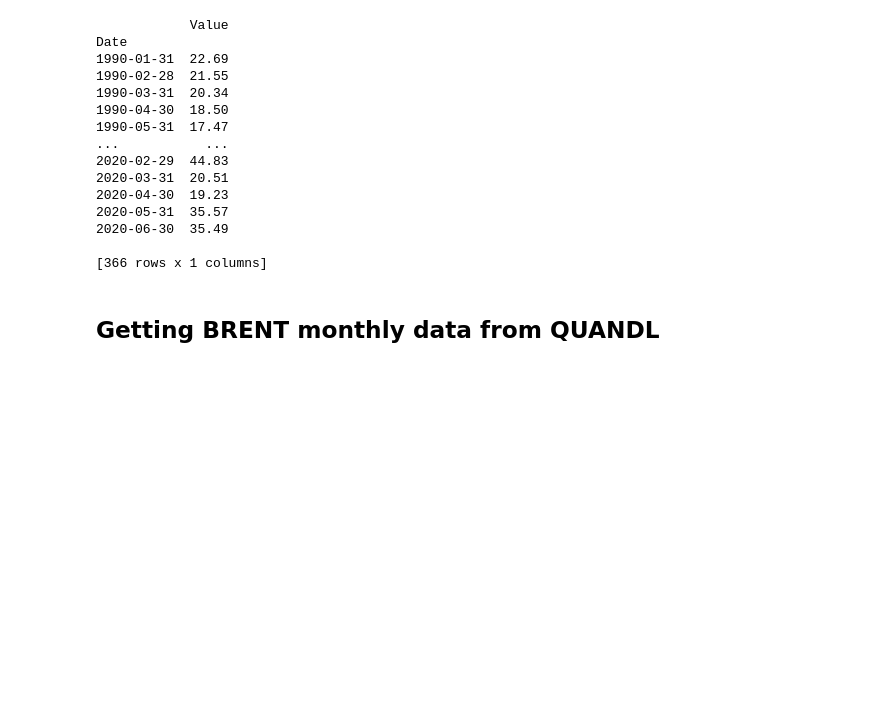
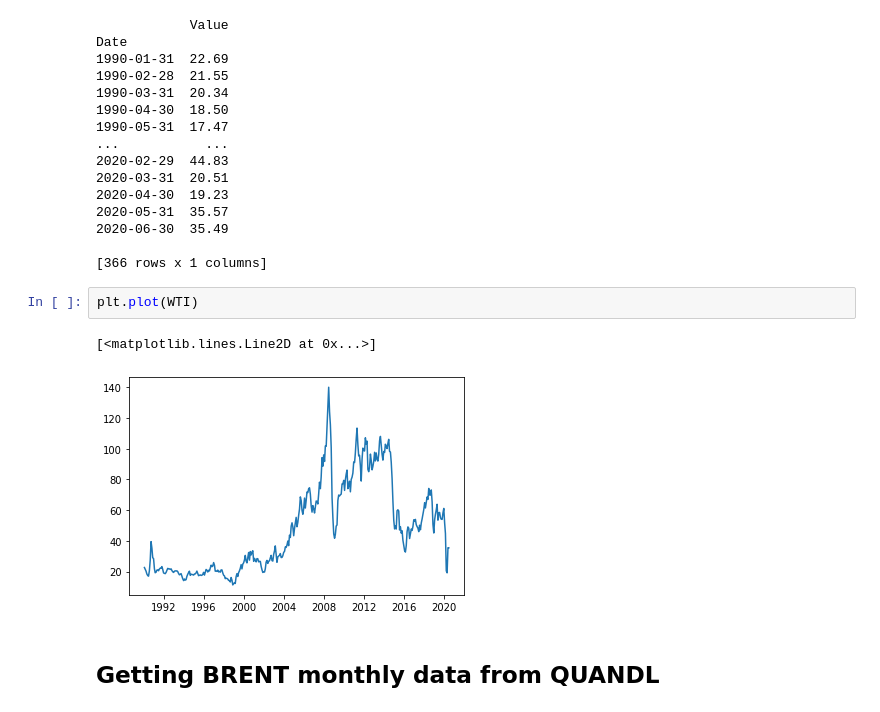
Before and after one commit to OlegRyzhkov2020/oil-project, a Jupyter notebook: analysis_in_R/Python_Time_Series.ipynb, the cells around one changed output. Cells and saved outputs as stored; diff of their text form; blank space fills up the shorter version.

Commit message:
adding regression visualization

```diff
--- a/analysis_in_R/Python_Time_Series.ipynb
+++ b/analysis_in_R/Python_Time_Series.ipynb
@@ -41,6 +42,11 @@ Date
 2020-06-30  35.49
 
 [366 rows x 1 columns]
+# %%
+plt.plot(WTI)
+# %% [output]
+[<matplotlib.lines.Line2D at 0x...>]
+[figure, added]
 # %% [markdown]
 ## Getting BRENT monthly data from QUANDL
 # %%
```
Also changed, not shown: parts of 1 cell of this notebook, 5 other files.
